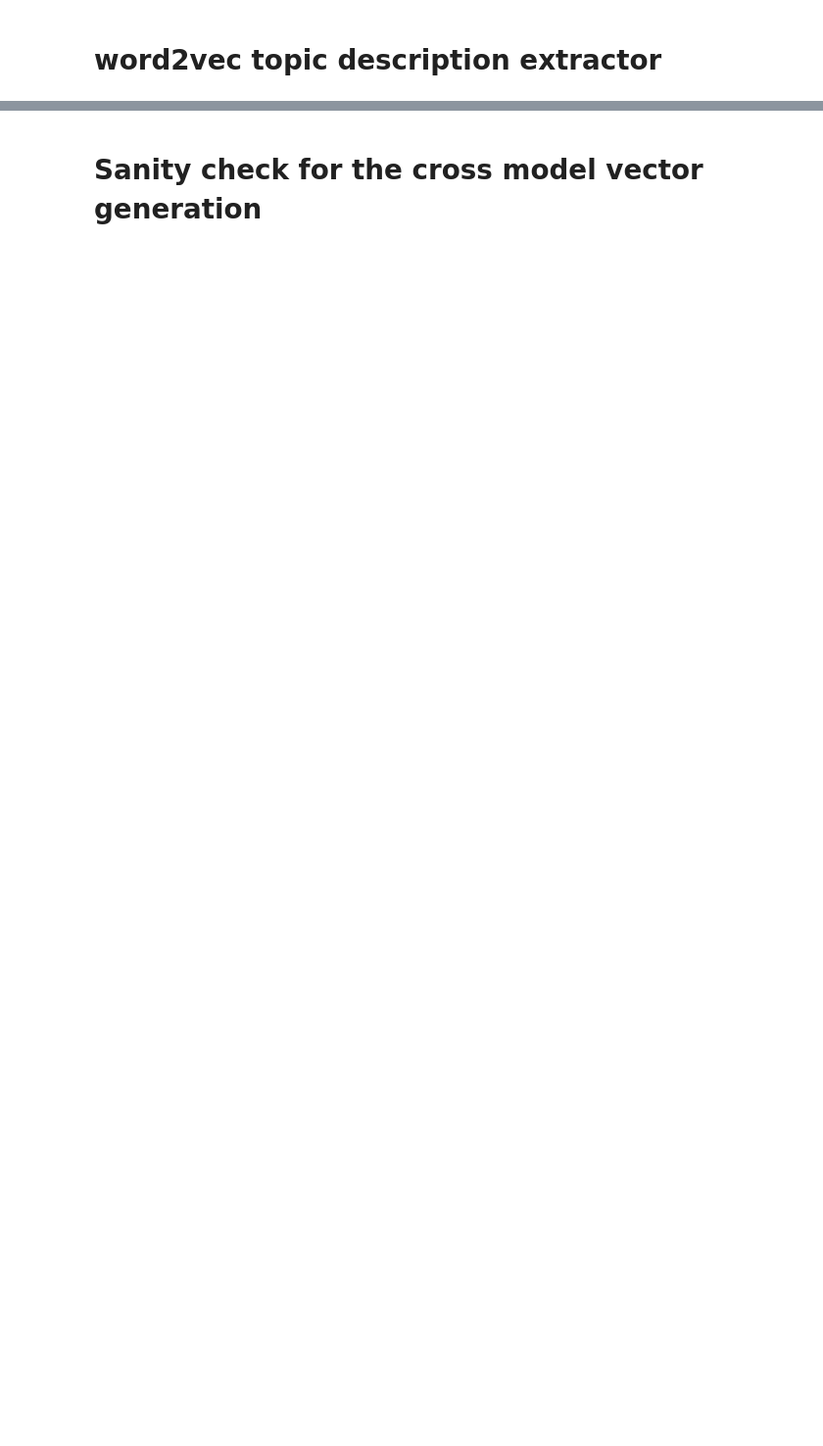
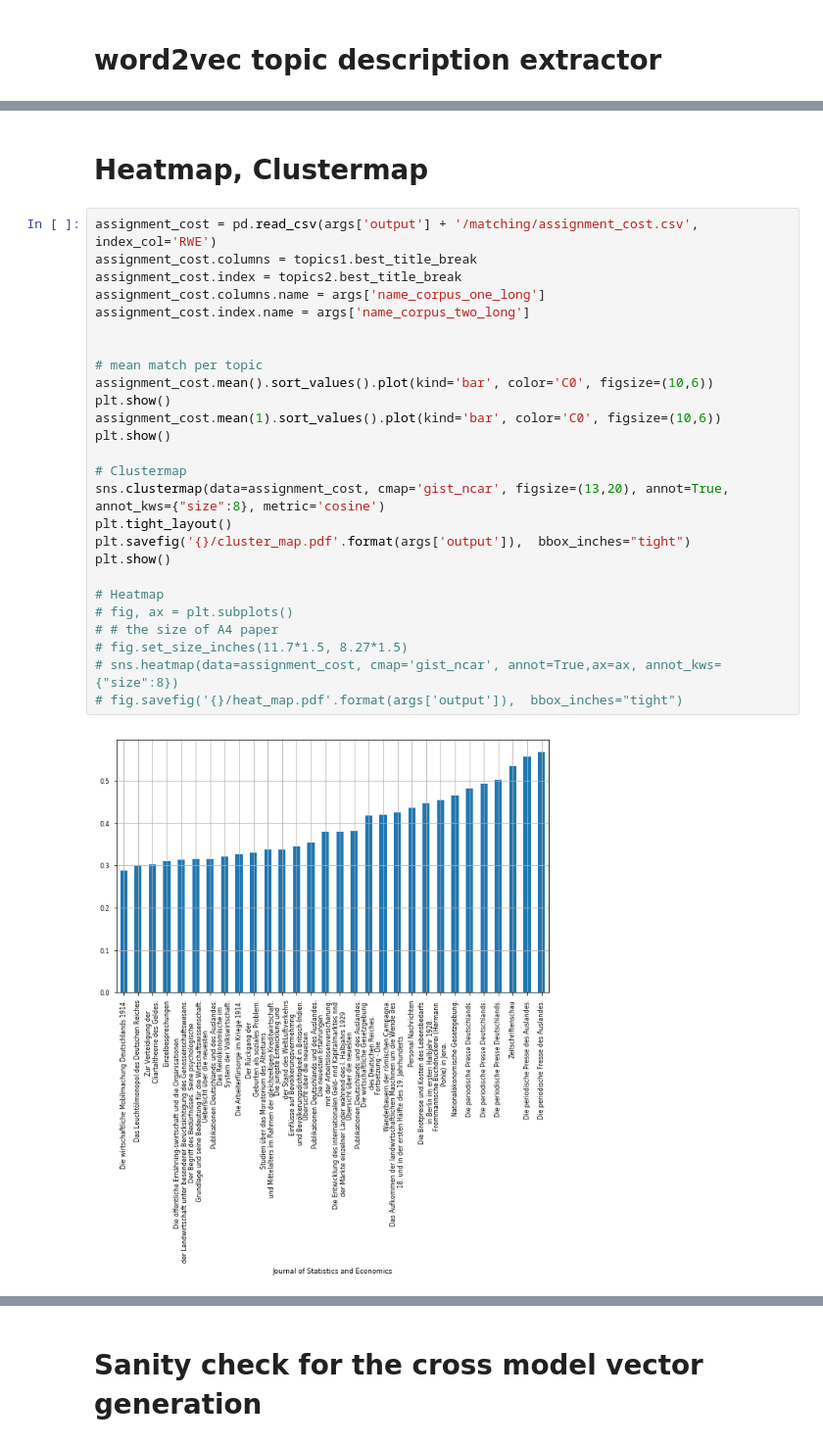
Before and after one commit to cherry-1024/pvtm-core, a Jupyter notebook: corpus_comparer.ipynb, the cells around one changed output, grey strips where cells are left out. Shown at 98% size. Drawn from its saved outputs; the diff is of its cells as text; blank space fills up the shorter version.

```diff
--- a/corpus_comparer.ipynb
+++ b/corpus_comparer.ipynb
@@ -397,0 +458,30 @@ pd.set_option('display.max_colwidth', 50)
+# %% [markdown]
+# Heatmap, Clustermap
+# %%
+assignment_cost = pd.read_csv(args['output'] + '/matching/assignment_cost.csv', index_col='RWE')
+assignment_cost.columns = topics1.best_title_break
+assignment_cost.index = topics2.best_title_break
+assignment_cost.columns.name = args['name_corpus_one_long']
+assignment_cost.index.name = args['name_corpus_two_long']
+
+
+# mean match per topic
+assignment_cost.mean().sort_values().plot(kind='bar', color='C0', figsize=(10,6))
+plt.show()
+assignment_cost.mean(1).sort_values().plot(kind='bar', color='C0', figsize=(10,6))
+plt.show()
+
+# Clustermap
+sns.clustermap(data=assignment_cost, cmap='gist_ncar', figsize=(13,20), annot=True, annot_kws={"size":8}, metric='cosine')
+plt.tight_layout()
+plt.savefig('{}/cluster_map.pdf'.format(args['output']),  bbox_inches="tight")
+plt.show()
+
+# Heatmap
+# fig, ax = plt.subplots()
+# # the size of A4 paper
+# fig.set_size_inches(11.7*1.5, 8.27*1.5)
+# sns.heatmap(data=assignment_cost, cmap='gist_ncar', annot=True,ax=ax, annot_kws={"size":8})
+# fig.savefig('{}/heat_map.pdf'.format(args['output']),  bbox_inches="tight")
+# %% [output]
+[figure, added]
```
Also changed, not shown: parts of 31 cells of this notebook.
